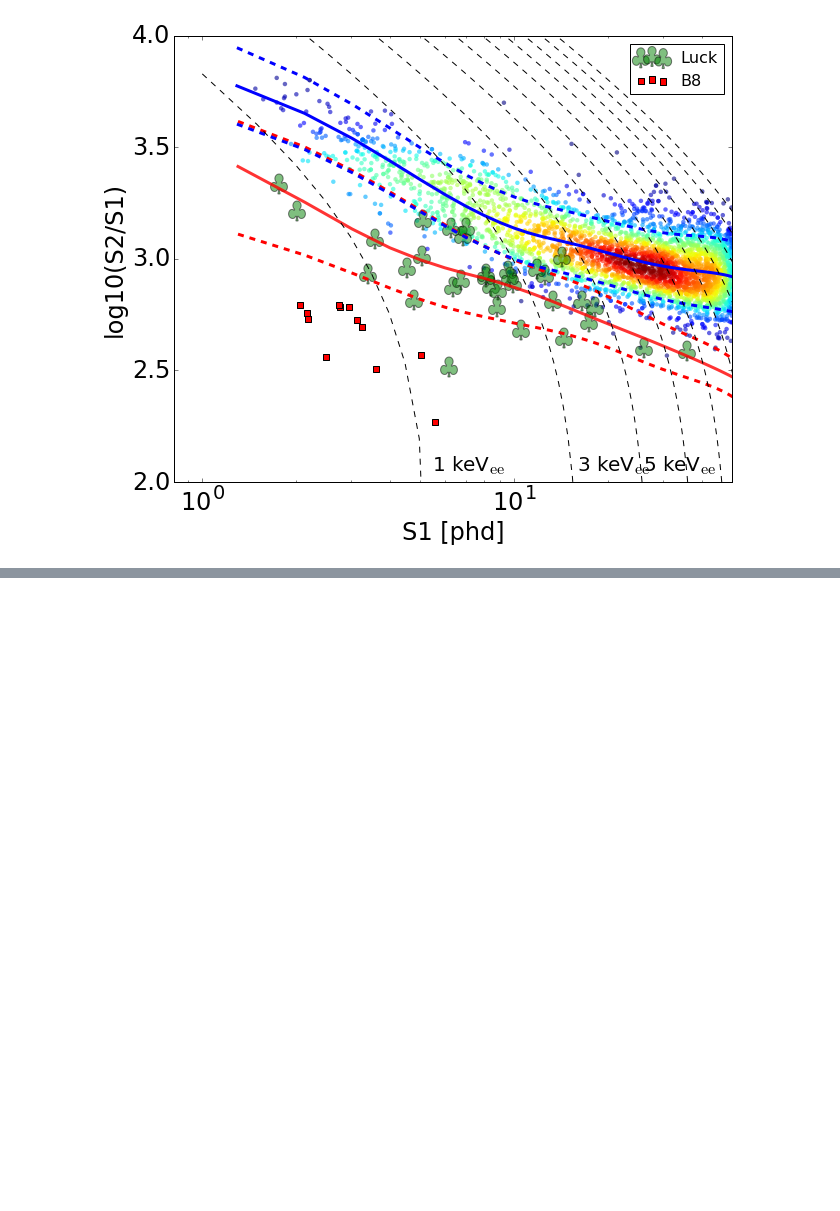
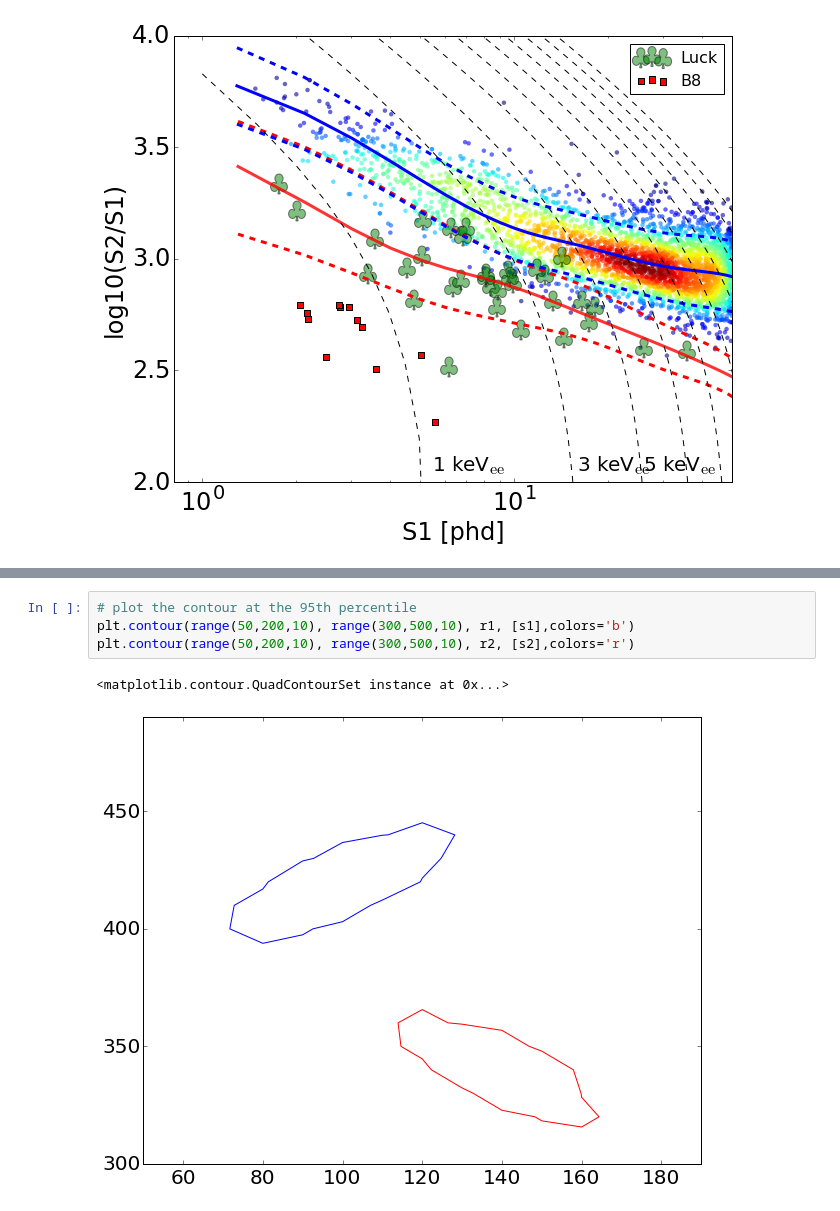
Before and after one commit to attdobi/iPyNb, a Jupyter notebook: PyNEST/TDR/PDF_visualizer.ipynb, the cells around one changed output, grey strips where cells are left out. Drawn from its saved outputs; the diff is of its cells as text; blank space fills up the shorter version.

```diff
--- a/PyNEST/TDR/PDF_visualizer.ipynb
+++ b/PyNEST/TDR/PDF_visualizer.ipynb
@@ -774,0 +816,7 @@ savefig('figs/'+title+'_1LZ-Luck-log.png')
+# %%
+# plot the contour at the 95th percentile
+plt.contour(range(50,200,10), range(300,500,10), r1, [s1],colors='b')
+plt.contour(range(50,200,10), range(300,500,10), r2, [s2],colors='r')
+# %% [output]
+<matplotlib.contour.QuadContourSet instance at 0x...>
+[figure, added]
```
Also changed, not shown: parts of 6 cells of this notebook, 54 other files.
